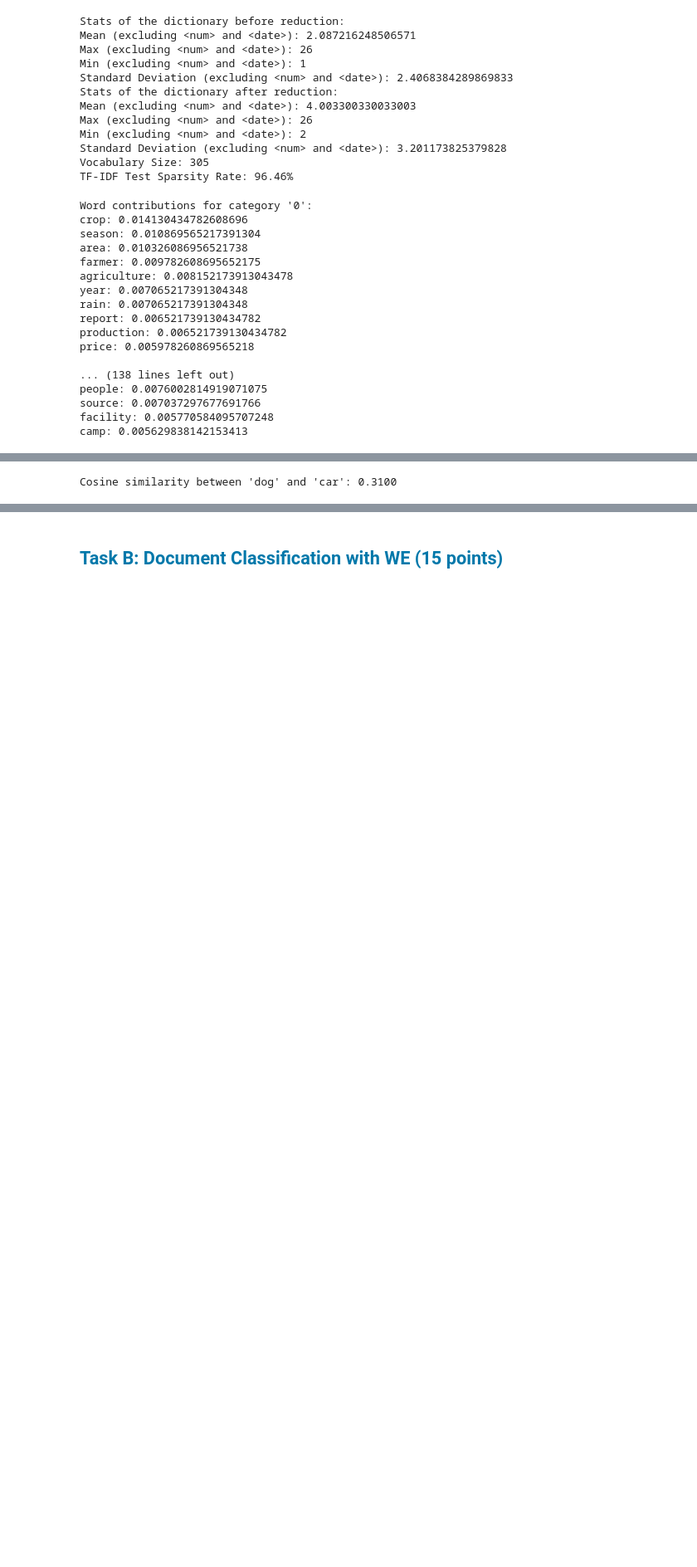
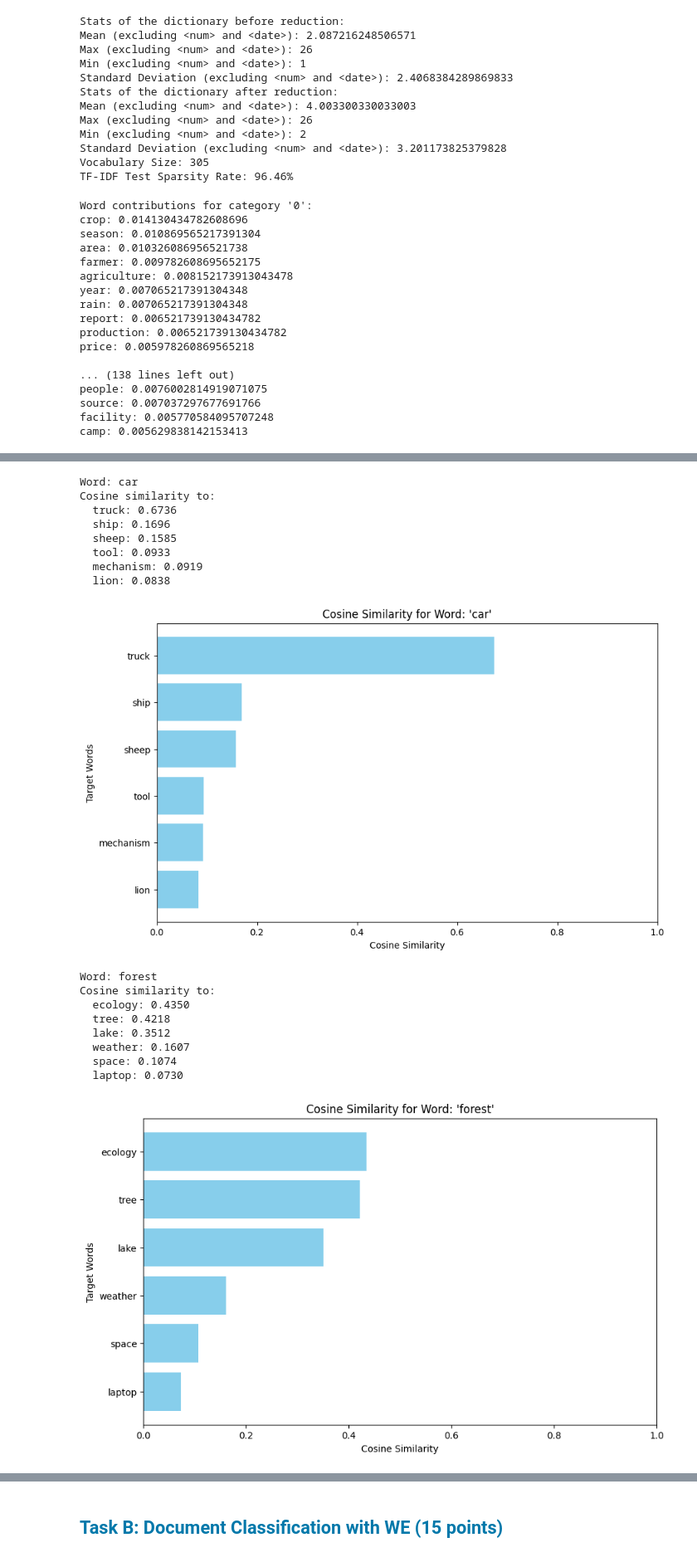
Before and after one commit to bayve711/NLP, a Jupyter notebook: Assignment_2/group-34_k12149099_k12148222.ipynb, the cells around one changed output, grey strips where cells are left out. Shown: that part at 83% size. Drawn from its saved outputs; the diff is of its cells as text; code cells hidden in the pictures; blank space fills up the shorter version.

```diff
--- a/Assignment_2/group-34_k12149099_k12148222.ipynb
+++ b/Assignment_2/group-34_k12149099_k12148222.ipynb
@@ -583,8 +702,36 @@ if not source_words or not target_words:
-# %%
-#Cosine similarity test
-word1 = 'dog'
-word2 = 'car'
-similarity = cosine_similarity(model[word1], model[word2])
-print(f"Cosine similarity between '{word1}' and '{word2}': {similarity:.4f}")
-# %% [output]
-Cosine similarity between 'dog' and 'car': 0.3100
+# %%
+#Cosine similarity test
+words = ['car', 'forest', 'math', 'kill', 'optimistic']
+target_words = [['truck', 'sheep', 'ship', 'lion', 'mechanism', 'tool'], ['tree', 'lake', 'weather', 'space', 'laptop', 'ecology'], ['algebra', 'science', 'journalism', 'formula', 'calculate', 'trash'], ['death', 'weapon', 'life', 'party', 'food', 'hug'], ['optimism', 'mood', 'depressive', 'toy', 'interesting', 'hope']]
+#Calculate and output similarities for each source word and corresponding target words. Plot the graphs
+for i in range(len(words)):
+    similarities = []
+    for target_word in target_words[i]:
+        similarity = cosine_similarity(model[words[i]], model[target_word])
+        similarities.append((target_word, similarity))
+        similarities = sorted(similarities, key=lambda x: x[1], reverse=True)
+        #print values
+    print(f"Word: {words[i]}")
+    print("Cosine similarity to:")
+    for word, similarity in similarities[:6]:
+        print(f"  {word}: {similarity:.4f}")
+    plot_similarity(words[i], similarities, "Cosine")
+# %% [output]
+Word: car
+Cosine similarity to:
+  truck: 0.6736
+  ship: 0.1696
+  sheep: 0.1585
+  tool: 0.0933
+  mechanism: 0.0919
+  lion: 0.0838
+[figure, added]
+Word: forest
+Cosine similarity to:
+  ecology: 0.4350
+  tree: 0.4218
+  lake: 0.3512
+  weather: 0.1607
+  space: 0.1074
+  laptop: 0.0730
+[figure, added]
```
Also changed, not shown: parts of 25 cells of this notebook.
